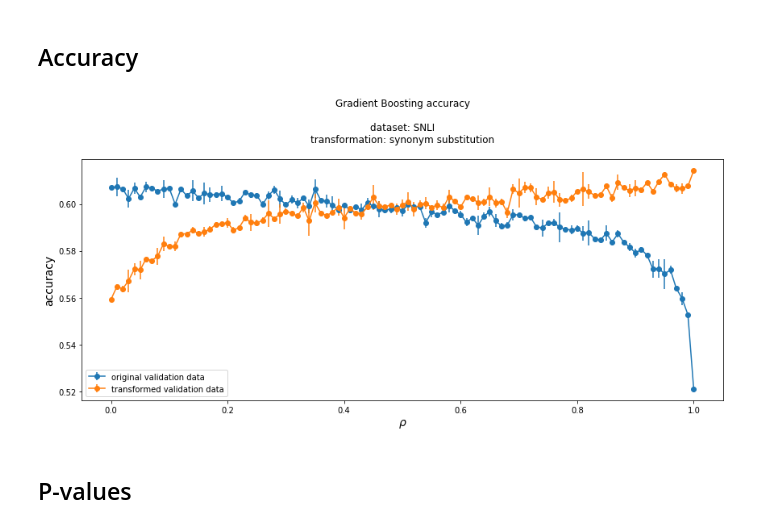
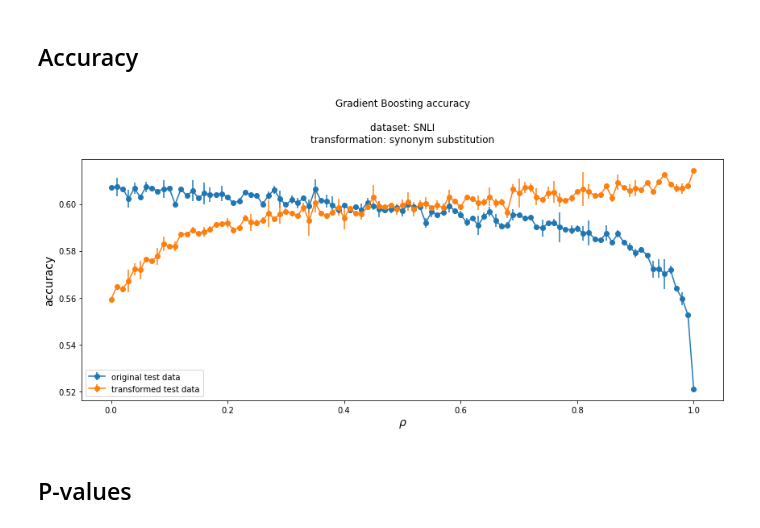
Before and after one commit to lukewanless/looking-for-equivalences, a Jupyter notebook: src/check_results_xgb_p_and_h.ipynb, the cells around one changed output. Cells and saved outputs as stored; diff of their text form; code cells hidden in the pictures.

```diff
--- a/src/check_results_xgb_p_and_h.ipynb
+++ b/src/check_results_xgb_p_and_h.ipynb
@@ -13,30 +13,30 @@ from lr.analysis.util import get_ts_from_results_folder, get_rho_stats_from_resu
 # %%
 test_accuracy1  = get_ts_from_results_folder(path="results/snli/xgb/syn_p_h/batch1/",
                                              stat="test_accuracy")
 test_accuracy2  = get_ts_from_results_folder(path="results/snli/xgb/syn_p_h/batch2/",
                                              stat="test_accuracy")
 
 transformed_test_accuracy1 = get_ts_from_results_folder(path="results/snli/xgb/syn_p_h/batch1/",
                                              stat="transformed_test_accuracy")
 
 transformed_test_accuracy2 = get_ts_from_results_folder(path="results/snli/xgb/syn_p_h/batch2/",
                                              stat="transformed_test_accuracy")
 
 
 x, y, error = get_rho_stats_from_result_list([test_accuracy1, test_accuracy2])
 x_t, y_t, error_t = get_rho_stats_from_result_list([transformed_test_accuracy1, transformed_test_accuracy2])
 
 fig, ax = plt.subplots(figsize=(12,6))
-ax.errorbar(x, y, yerr=error, fmt='-o', label="original validation data");
-ax.errorbar(x_t, y_t, yerr=error_t, fmt='-o', label="transformed validation data");
+ax.errorbar(x, y, yerr=error, fmt='-o', label="original test data");
+ax.errorbar(x_t, y_t, yerr=error_t, fmt='-o', label="transformed test data");
 ax.legend(loc="best");
 ax.set_xlabel(r"$\rho$", fontsize=14);
 ax.set_ylabel("accuracy", fontsize=14);
 ax.set_title("Gradient Boosting accuracy\n\ndataset: SNLI\ntransformation: synonym substitution\n");
 fig.tight_layout()
 fig.savefig('figs/gb_acc_snli_syn_p_h.png', bbox_inches=None, pad_inches=0.5)
 # %% [output]
-[figure, old version]
+[figure, new version]
 # %% [markdown]
 ## P-values
 # %%
```
Also changed, not shown: 2 other files.
